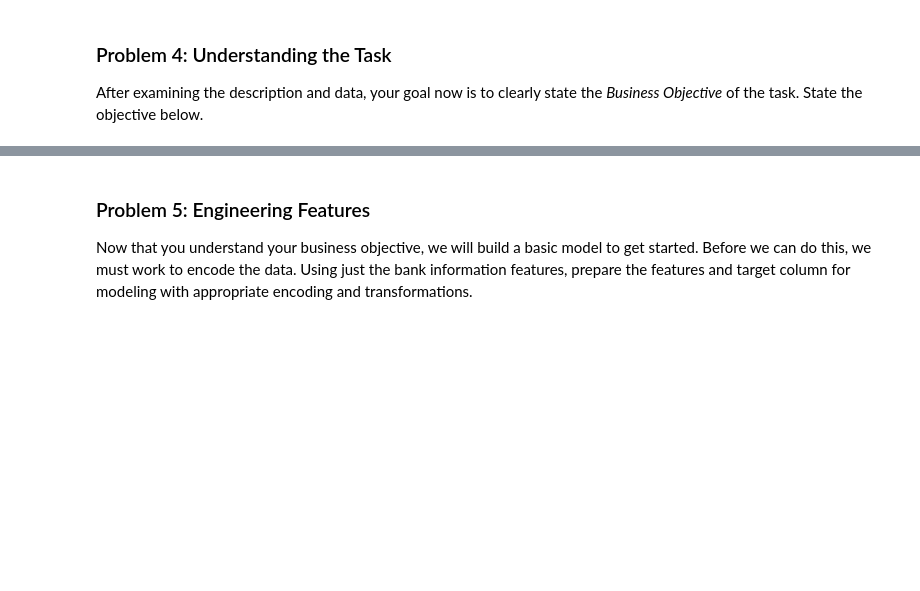
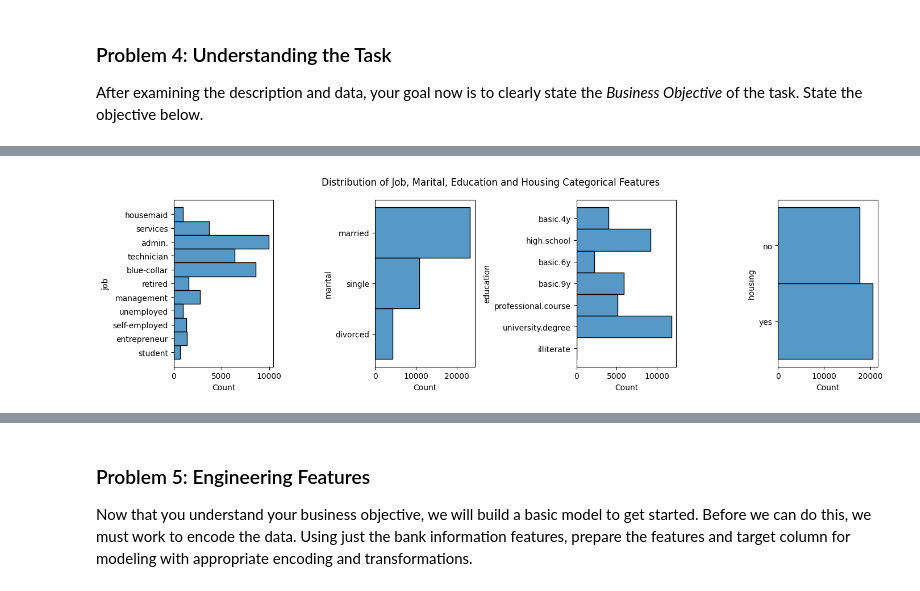
Before and after one commit to pasmith/ucb-mlai-mod-17, a Jupyter notebook: prompt_III.ipynb, the cells around one changed output, grey strips where cells are left out. Saved outputs shown, nothing was run; the diff lists cells and outputs as text; code cells hidden in the pictures; blank space fills up the shorter version.

```diff
--- a/prompt_III.ipynb
+++ b/prompt_III.ipynb
@@ -190,0 +231,11 @@ After examining the description and data, your goal now is to clearly state the
+# %%
+# distribution of categorical features
+fig, ax = plt.subplots(1, 4, figsize=(14, 4))
+sns.histplot(X, y='job', ax=ax[0])
+sns.histplot(X, y='marital', ax=ax[1])
+sns.histplot(X, y='education', ax=ax[2])
+sns.histplot(X, y='housing', ax=ax[3])
+plt.suptitle('Distribution of Job, Marital, Education and Housing Categorical Features')
+plt.tight_layout()
+# %% [output]
+[figure, added]
```
Also changed, not shown: parts of 33 cells of this notebook, 1 other file.
